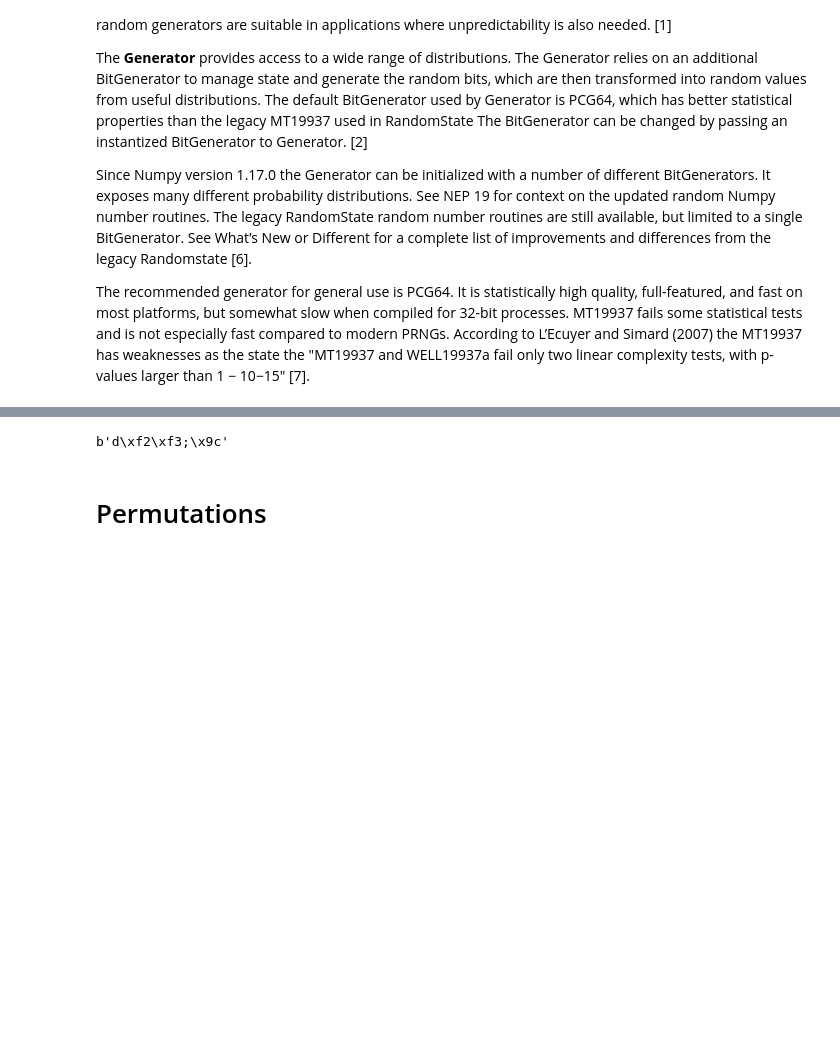
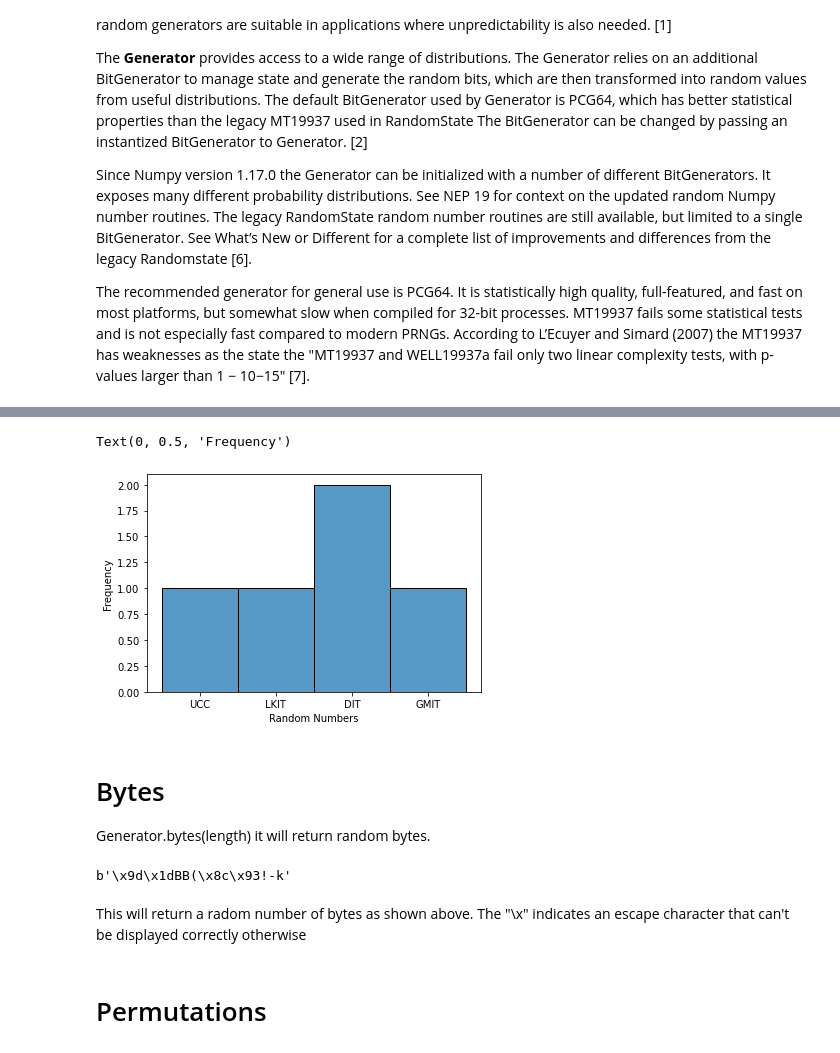
Before and after one commit to Deego88/Programming-for-Data-Analysis-Assignment, a Jupyter notebook: Programming-for-Data-Analysis-Assignment.ipynb, the cells around one changed output, grey strips where cells are left out. Drawn from its saved outputs; the diff is of its cells as text; code cells hidden in the pictures; blank space fills up the shorter version.

```diff
--- a/Programming-for-Data-Analysis-Assignment.ipynb
+++ b/Programming-for-Data-Analysis-Assignment.ipynb
@@ -143,7 +189,22 @@ array([3, 3, 3, 3, 2, 2, 0, 3, 3, 3, 3, 3, 2, 3, 2, 3, 3, 3, 0, 2, 3, 3,
+# %%
+# visualise data
+sns.histplot(c, bins=10)
+plt.xlabel("Random Numbers")
+plt.ylabel("Frequency")
+# %% [output]
+Text(0, 0.5, 'Frequency')
+[figure, added]
+# %% [markdown]
+# Bytes
+
+Generator.bytes(length) it will return random bytes.
 # %%
-np.random.default_rng().bytes(5)
+np.random.default_rng().bytes(10)
 # %% [output]
-b'd\xf2\xf3;\x9c'
+b'\x9d\x1dBB(\x8c\x93!-k'
+# %% [markdown]
+This will return a radom number of bytes as shown above.
+The "\x" indicates an escape character that can't be displayed correctly otherwise
 # %% [markdown]
 # Permutations
 # %%
```
Also changed, not shown: parts of 32 cells of this notebook.
